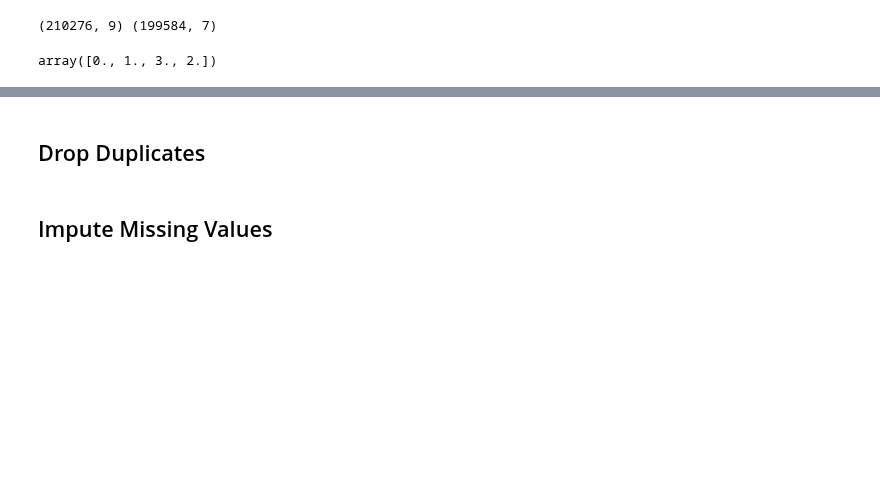
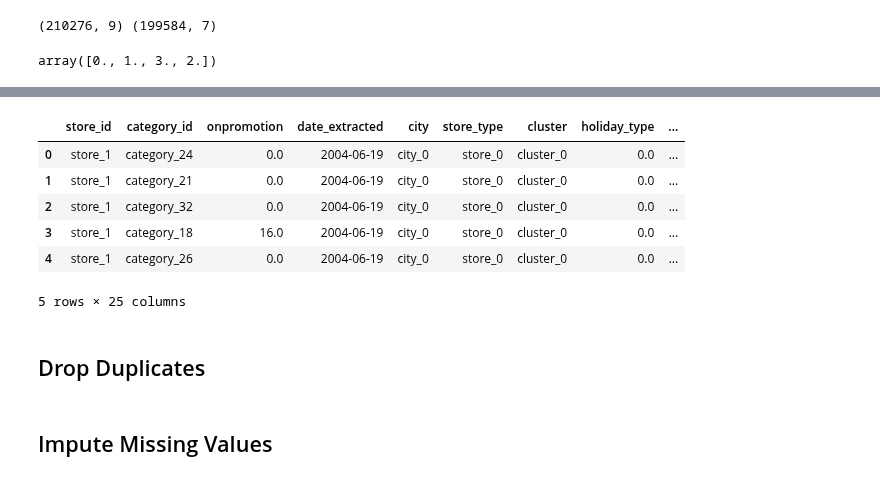
Before and after one commit to ikoghoemmanuell/Grocery-Store-Forecasting-Challenge-For-Azubian, a Jupyter notebook: dev/notebooks/sales.ipynb, the cells around one changed output, grey strips where cells are left out. Saved outputs shown, nothing was run; the diff lists cells and outputs as text; code cells hidden in the pictures; blank space fills up the shorter version.

```diff
--- a/dev/notebooks/sales.ipynb
+++ b/dev/notebooks/sales.ipynb
@@ -923,3 +898,13 @@ array([0., 1., 3., 2.])
+# %%
+test_with_stores_holidays.head()
+# %% [output]
+|  | store_id | category_id | onpromotion | date_extracted | city | store_type | cluster | holiday_type | ... |
+| 0 | store_1 | category_24 | 0.0 | 2004-06-19 | city_0 | store_0 | cluster_0 | 0.0 | ... |
+| 1 | store_1 | category_21 | 0.0 | 2004-06-19 | city_0 | store_0 | cluster_0 | 0.0 | ... |
+| 2 | store_1 | category_32 | 0.0 | 2004-06-19 | city_0 | store_0 | cluster_0 | 0.0 | ... |
+| 3 | store_1 | category_18 | 16.0 | 2004-06-19 | city_0 | store_0 | cluster_0 | 0.0 | ... |
+| 4 | store_1 | category_26 | 0.0 | 2004-06-19 | city_0 | store_0 | cluster_0 | 0.0 | ... |
+5 rows × 25 columns
 # %% [markdown]
 ## Drop Duplicates
 # %%
```
Also changed, not shown: parts of 22 cells of this notebook.
